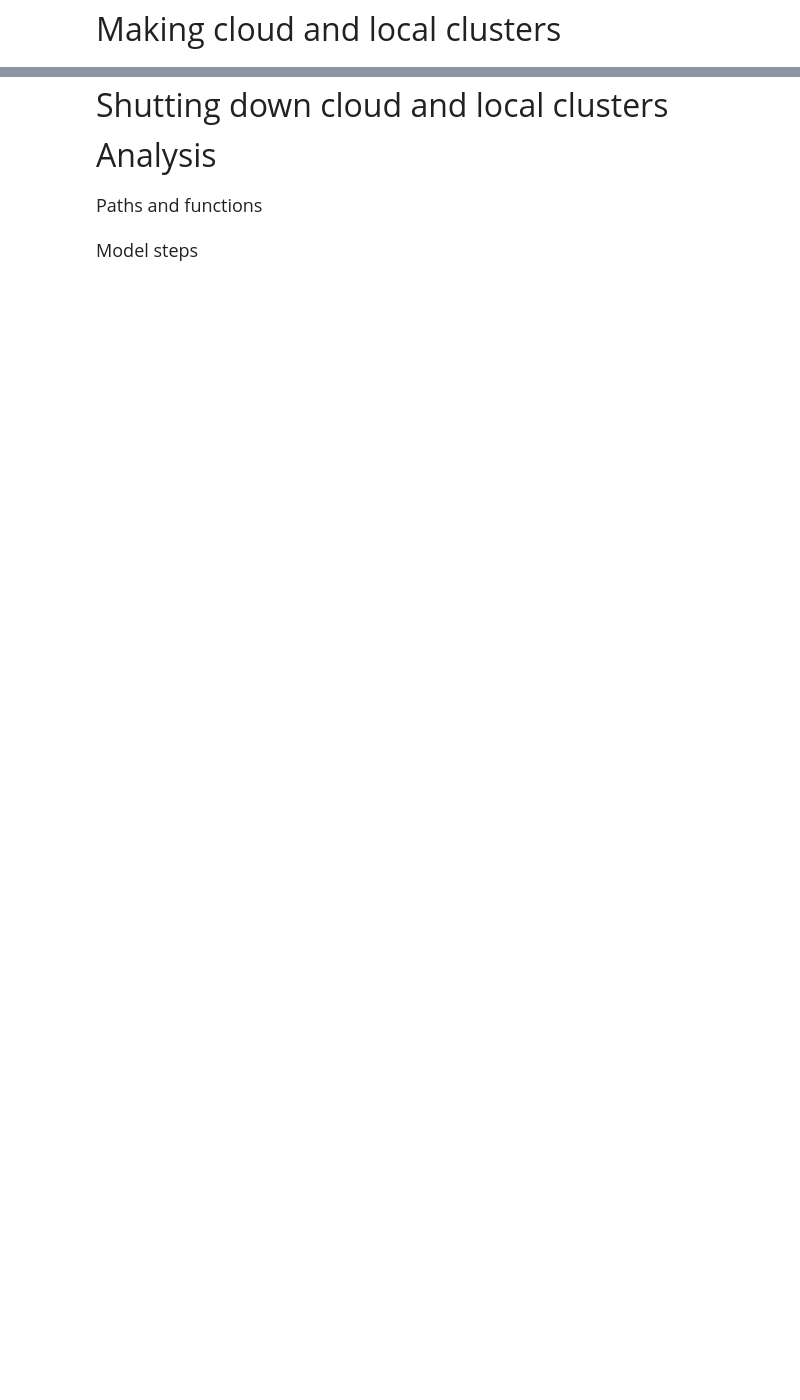
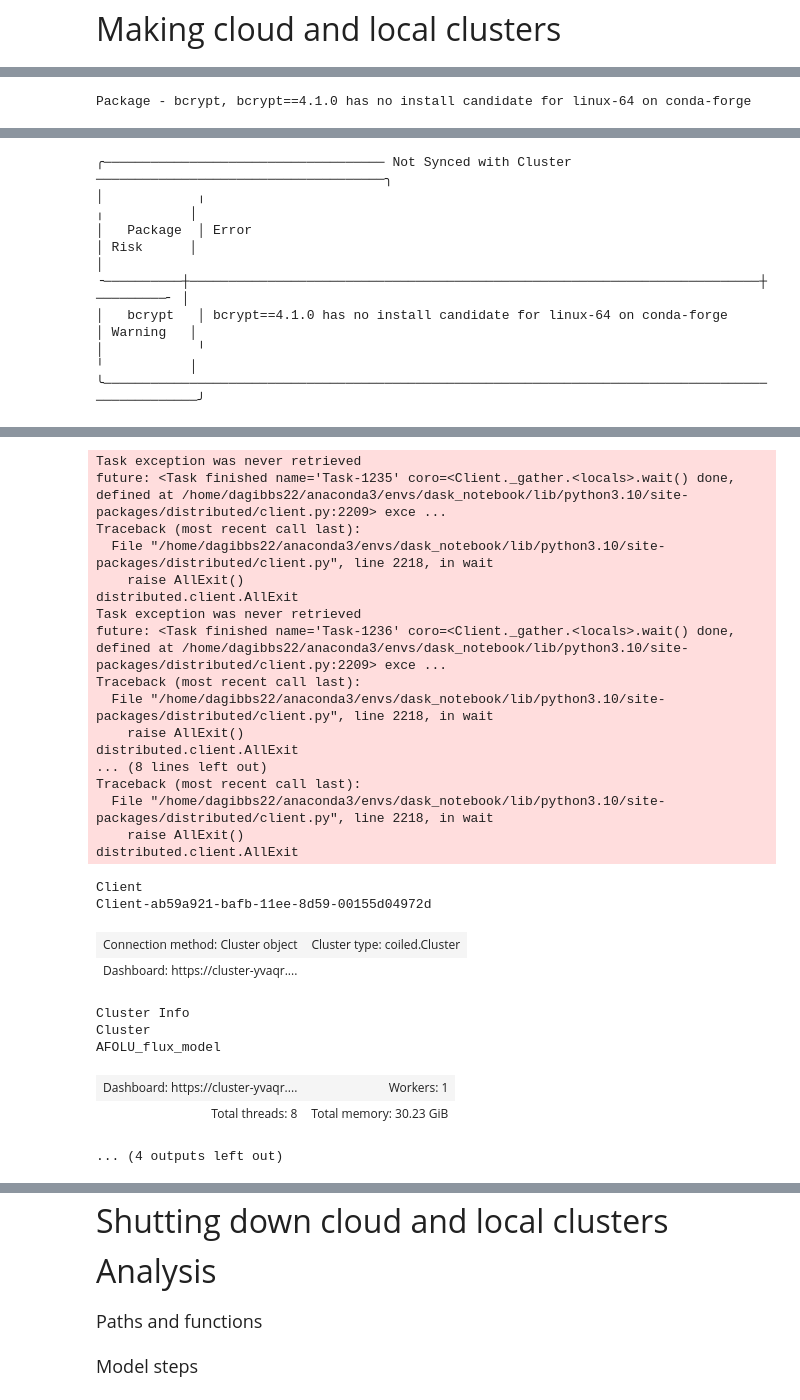
Before and after one commit to wri/AFOLU_GHG_flux_model, a Jupyter notebook: src/LULUCF/notebooks/LULUCF_model.ipynb, the cells around one changed output, grey strips where cells are left out. Drawn from its saved outputs; the diff is of its cells as text; code cells hidden in the pictures; blank space fills up the shorter version.

```diff
--- a/src/LULUCF/notebooks/LULUCF_model.ipynb
+++ b/src/LULUCF/notebooks/LULUCF_model.ipynb
@@ -45,12 +45,12 @@ coiled_client
 # %%
 # Test cluster
 coiled_cluster = coiled.Cluster(
-    n_workers=1,
+    n_workers=4,
     use_best_zone=True,
     compute_purchase_option="spot_with_fallback",
     idle_timeout="10 minutes",
     region="us-east-1",
-    name="next_gen_forest_carbon_flux_model",
+    name="AFOLU_flux_model",
     account='jterry64', # Necessary to use the AWS environment that Justin set up in Coiled
     worker_memory = "32GiB"
 )
@@ -58,3 +58,4 @@ coiled_cluster = coiled.Cluster(
 # Coiled cluster (cloud run)
 coiled_client = coiled_cluster.get_client()
 coiled_client
+# %% [output]
@@ -60,0 +63 @@ coiled_client
+Package - bcrypt, bcrypt==4.1.0 has no install candidate for linux-64 on conda-forge
@@ -60,0 +72,7 @@ coiled_client
+╭──────────────────────────────────── Not Synced with Cluster ─────────────────────────────────────╮
+│            ╷                                                                         ╷           │
+│   Package  │ Error                                                                   │ Risk      │
+│ ╶──────────┼─────────────────────────────────────────────────────────────────────────┼─────────╴ │
+│   bcrypt   │ bcrypt==4.1.0 has no install candidate for linux-64 on conda-forge      │ Warning   │
+│            ╵                                                                         ╵           │
+╰──────────────────────────────────────────────────────────────────────────────────────────────────╯
@@ -61,3 +81,30 @@ coiled_client
+Task exception was never retrieved
+future: <Task finished name='Task-1235' coro=<Client._gather.<locals>.wait() done, defined at /home/dagibbs22/anaconda3/envs/dask_notebook/lib/python3.10/site-packages/distributed/client.py:2209> exce ...
+Traceback (most recent call last):
+  File "/home/dagibbs22/anaconda3/envs/dask_notebook/lib/python3.10/site-packages/distributed/client.py", line 2218, in wait
+    raise AllExit()
+distributed.client.AllExit
+Task exception was never retrieved
+future: <Task finished name='Task-1236' coro=<Client._gather.<locals>.wait() done, defined at /home/dagibbs22/anaconda3/envs/dask_notebook/lib/python3.10/site-packages/distributed/client.py:2209> exce ...
+Traceback (most recent call last):
+  File "/home/dagibbs22/anaconda3/envs/dask_notebook/lib/python3.10/site-packages/distributed/client.py", line 2218, in wait
+    raise AllExit()
+distributed.client.AllExit
+... (8 lines left out)
+Traceback (most recent call last):
+  File "/home/dagibbs22/anaconda3/envs/dask_notebook/lib/python3.10/site-packages/distributed/client.py", line 2218, in wait
+    raise AllExit()
+distributed.client.AllExit
+Client
+Client-ab59a921-bafb-11ee-8d59-00155d04972d
+| Connection method: Cluster object | Cluster type: coiled.Cluster |
+| Dashboard: https://cluster-yvaqr.... |  |
+Cluster Info
+Cluster
+AFOLU_flux_model
+| Dashboard: https://cluster-yvaqr.... | Workers: 1 |
+| Total threads: 8 | Total memory: 30.23 GiB |
+... (4 outputs left out)
 # %%
 # Local single-process cluster (local run). Will run .compute() on just one process, not a whole cluster.
 local_client = Client(processes=False)
```
Also changed, not shown: parts of 7 cells of this notebook.
